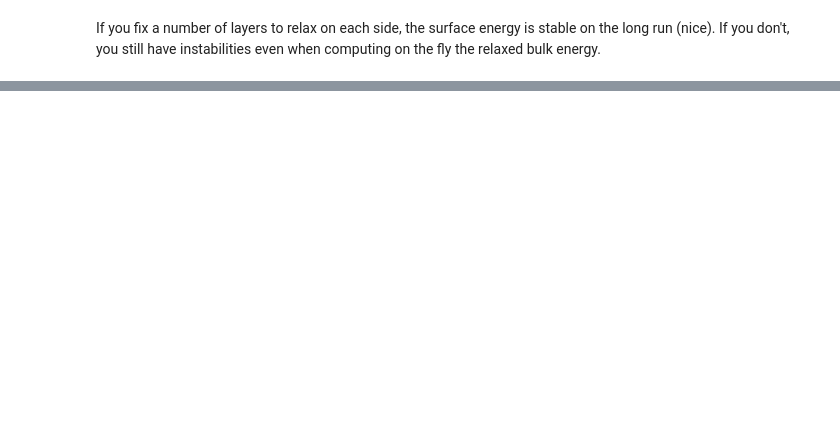
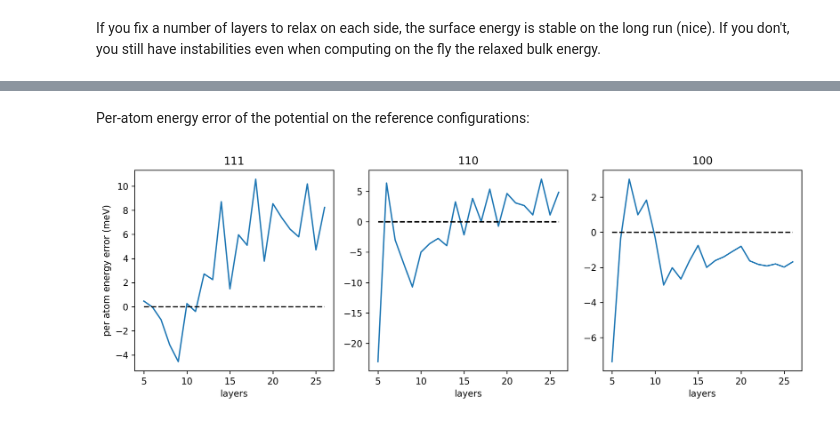
Before and after one commit to gilbogilb/mlp_codes_utils, a Jupyter notebook: workflows_examples/surface_energy.ipynb, the cells around one changed output, grey strips where cells are left out. Saved outputs shown, nothing was run; the diff lists cells and outputs as text; code cells hidden in the pictures; blank space fills up the shorter version.

```diff
--- a/workflows_examples/surface_energy.ipynb
+++ b/workflows_examples/surface_energy.ipynb
@@ -311,0 +407,15 @@ If you fix a number of layers to relax on each side, the surface energy is stabl
+# %% [markdown]
+Per-atom energy error of the potential on the reference configurations:
+# %%
+fig, axs = plt.subplots(1, 3, figsize=(11,4), dpi=250)
+for miller, ax in zip(millers, axs):
+    d = data[miller]
+    ax.plot(d['layers'], 1000*(d['ref_energy']-d['model_energy'])/d['layers'])
+    ax.hlines(0., d['layers'][0], d['layers'][-1],'k', '--')
+    ax.set_xlabel('layers')
+    ax.set_title(miller)
+
+axs[0].set_ylabel('per atom energy error (meV)')
+plt.tight_layout()
+# %% [output]
+[figure, added]
```
Also changed, not shown: parts of 12 cells of this notebook, 5 other files.
